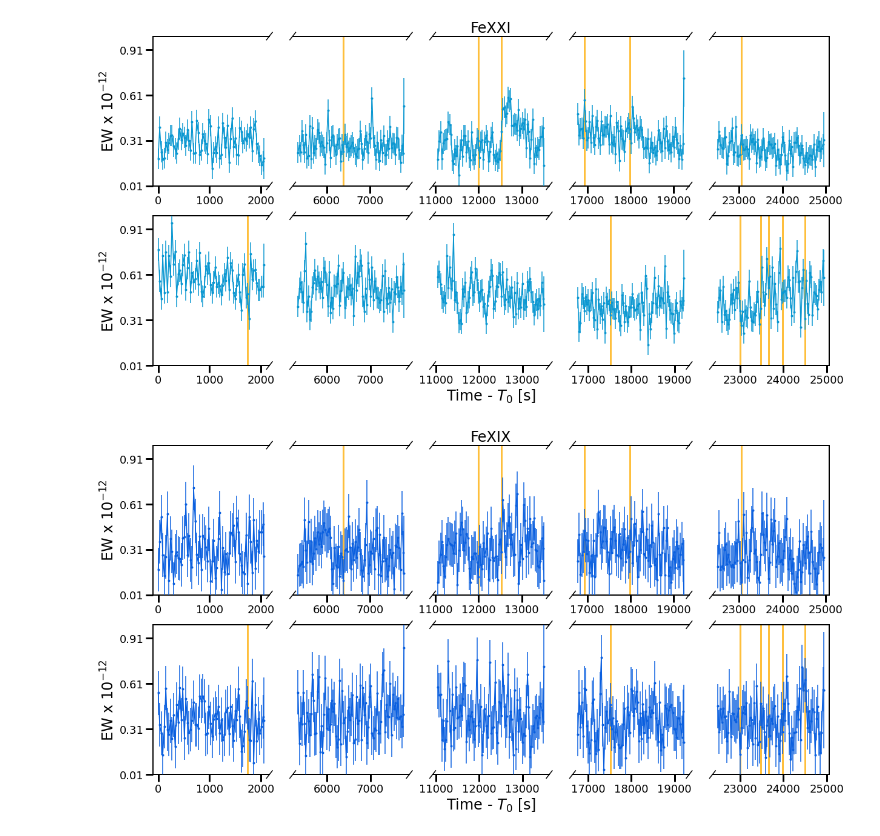
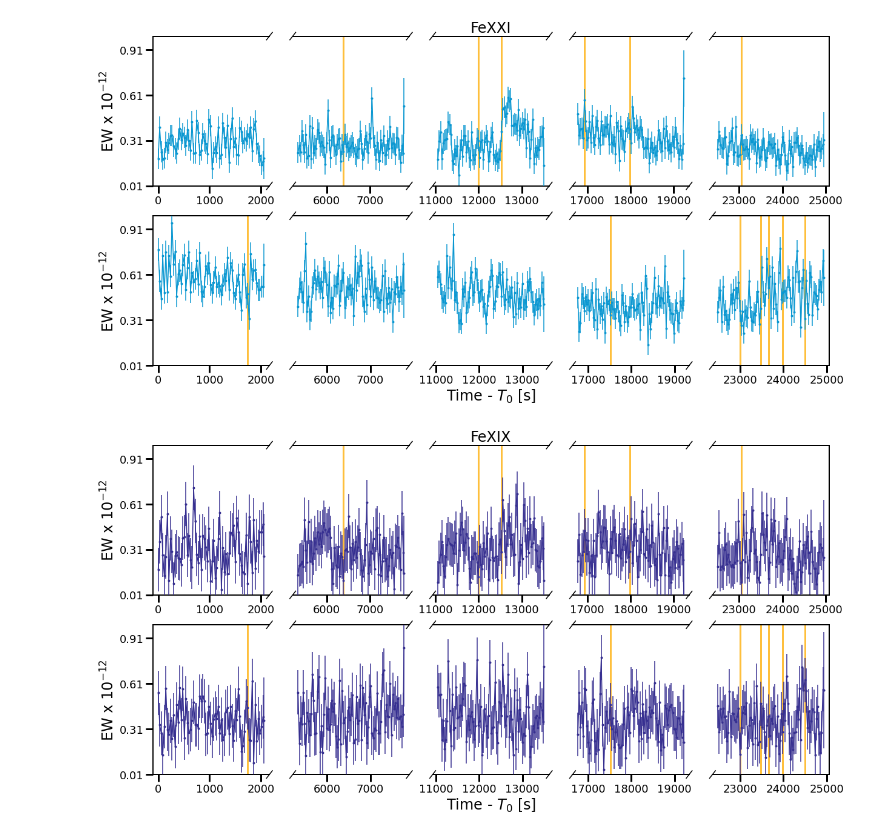
Before and after one commit to afeinstein20/cos_flares, a Jupyter notebook: notebooks/flare_analysis.ipynb, the cells around one changed output. Cells and saved outputs as stored; diff of their text form; code cells hidden in the pictures.

```diff
--- a/notebooks/flare_analysis.ipynb
+++ b/notebooks/flare_analysis.ipynb
@@ -113,32 +114,32 @@ for i in range(len(axes)):
         t = fwc.time.value + 0.0
     else:
         t = visit2_time + 0.0
 
     axes[i].errorbar(t[q],
                      fwc.width_table[iron[0]].data[q],
                      yerr=fwc.error_table[iron[0]].data[q]/10,
-                     marker='.',  color=parula[30], zorder=3)
+                     marker='.',  color=parula[3], zorder=3)
 
     inds = np.where(np.array(flare_mask[1])==i)[0]
     if len(inds)>0:
         for n in inds:
             argmax = np.argmax(fwc.width_table['SiIII'][flare_mask[2][n]>0])
             axes[i].vlines(t[flare_mask[2][n]>0][argmax],
                            0, 1, color=parula[215], lw=3, zorder=1)#, linestyle='--')
 
     if i == 2:
         axes[i].set_title(iron[0], fontsize=24)
 
     #axes[i].set_ylim(0.9e-12,1e-14)
     axes[i].set_ylim(1e-14,1e-12)
 
     if i == 0 or i == 5:
         axes[i].set_ylabel('EW x 10$^{-12}$', fontsize=24)
         axes[i].set_yticks(np.arange(1e-14,1e-12, 3e-13))
         axes[i].set_yticklabels(np.arange(1e-14,1e-12, 3e-13)/1e-12)
     if i == 7:
         axes[i].set_xlabel('Time - $T_0$ [s]', fontsize=24)
 plt.savefig('/Users/arcticfox/Documents/AUMic/figures/FeXIX.png', dpi=250,
             rasterize=True, bbox_inches='tight')
 # %% [output]
-[figure, old version]
+[figure, new version]
```
Also changed, not shown: parts of 9 cells of this notebook, 1 other file.
